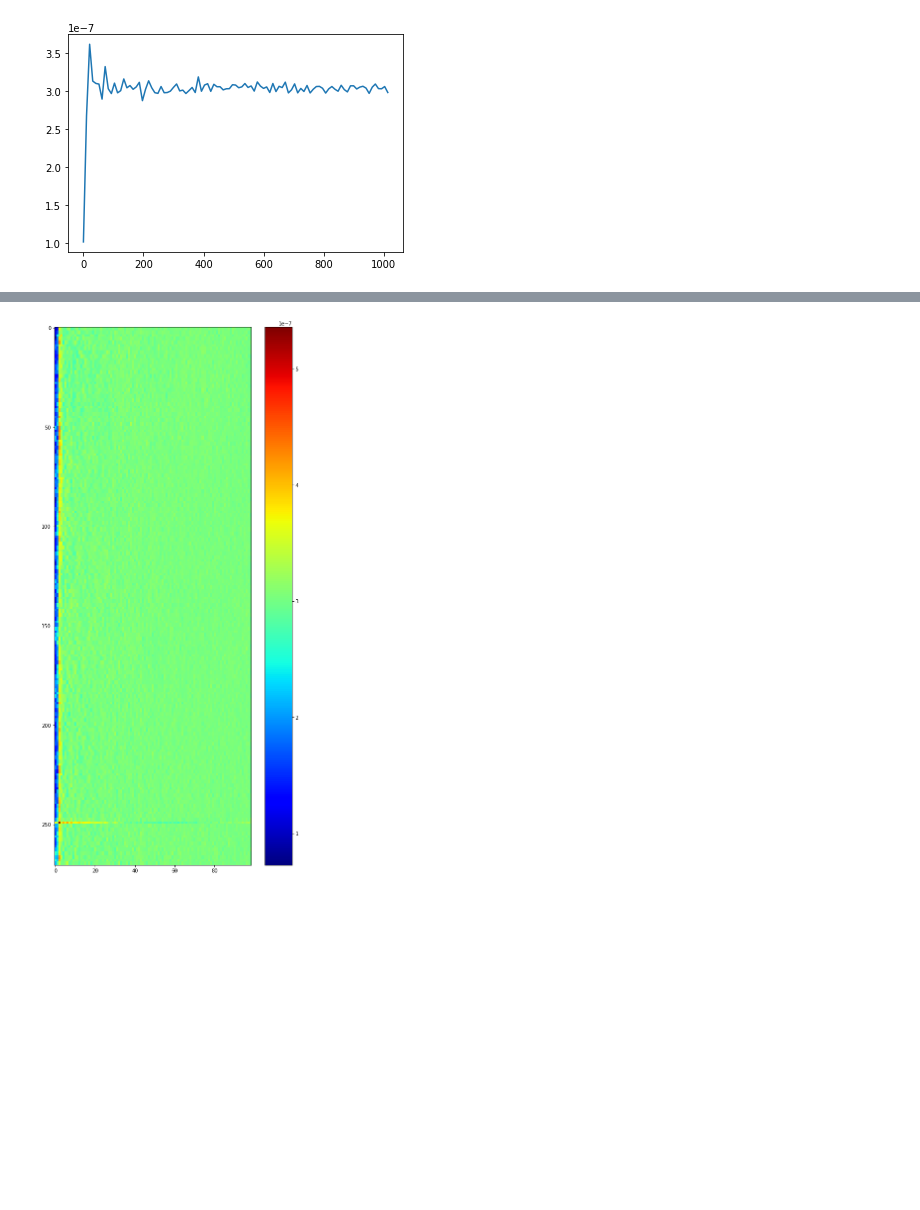
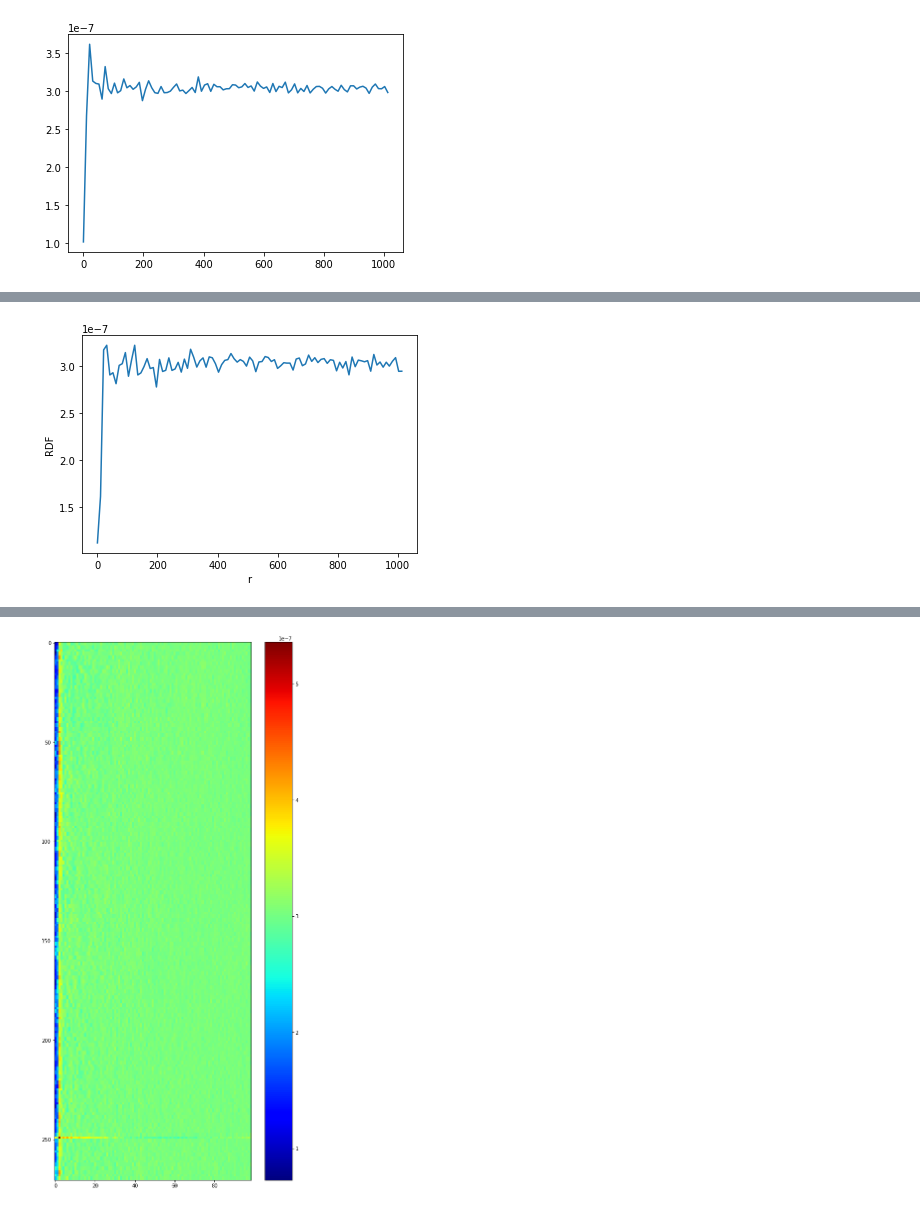
Before and after one commit to javadnoorb/flowermodel, a Jupyter notebook: notebooks/2019-09-15-flower-data-analysis.ipynb, the cells around one changed output, grey strips where cells are left out. Saved outputs shown, nothing was run; the diff lists cells and outputs as text; code cells hidden in the pictures; blank space fills up the shorter version.

```diff
--- a/notebooks/2019-09-15-flower-data-analysis.ipynb
+++ b/notebooks/2019-09-15-flower-data-analysis.ipynb
@@ -98,0 +130,6 @@ rvals, rdfs = v.get_rdf(color1, color2)
+# %%
+plt.plot(rvals, rdfs[2, :]);
+plt.xlabel('r')
+plt.ylabel('RDF');
+# %% [output]
+[figure, added]
```
Also changed, not shown: parts of 13 cells of this notebook, 2 other files.
